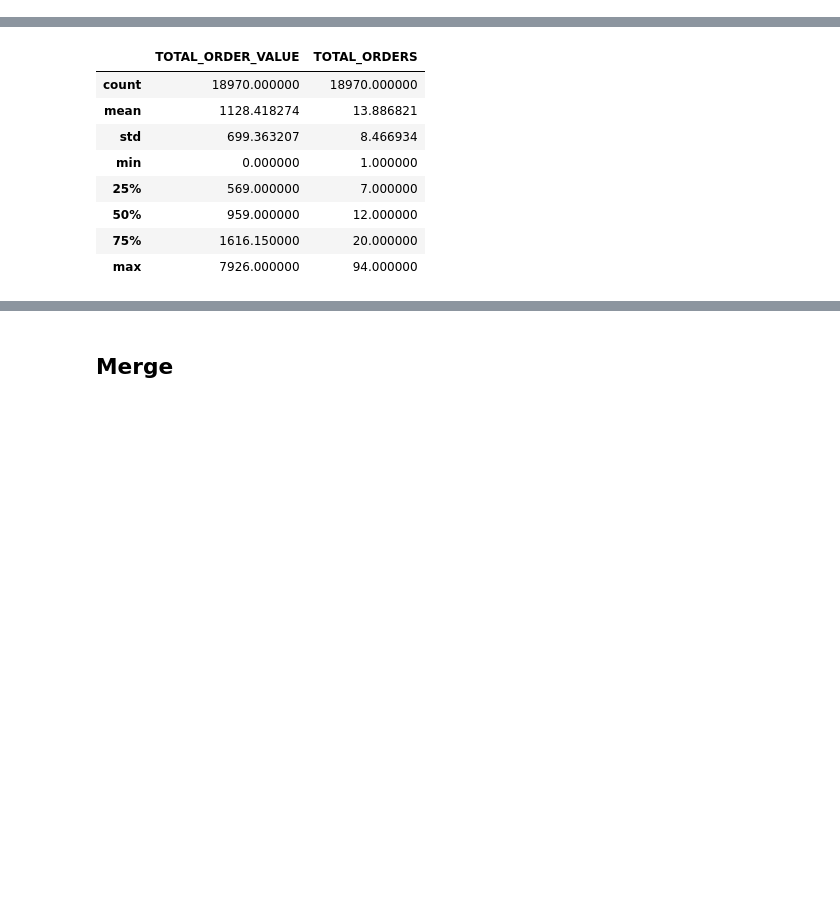
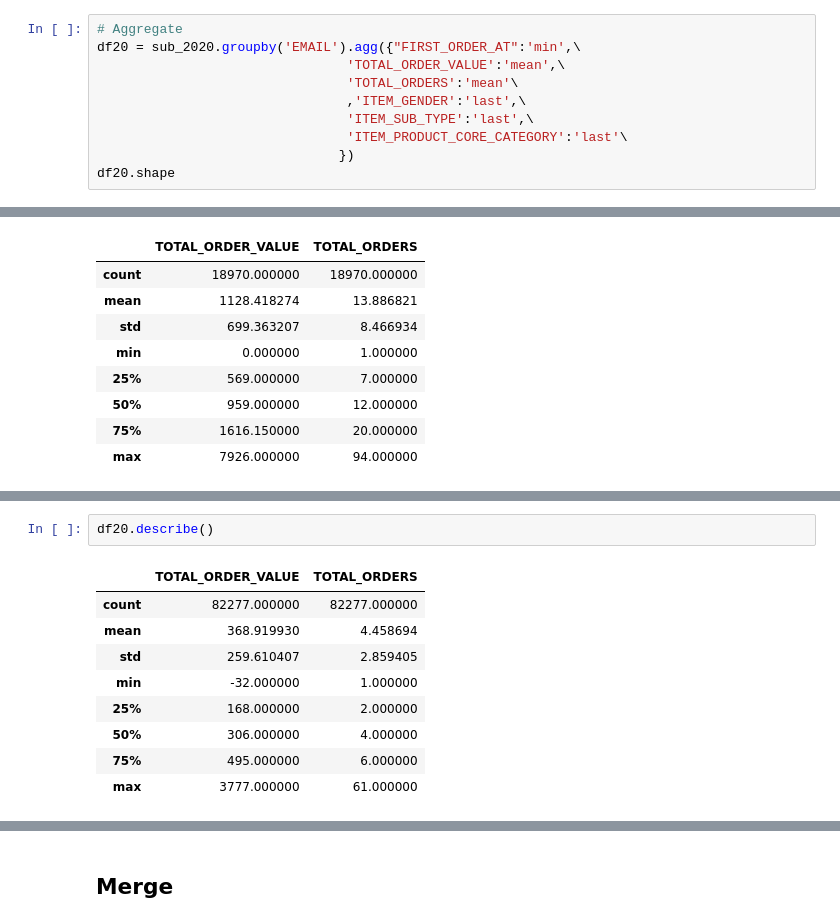
Before and after one commit to meaganlazer/Parking_Tickets_Timeseries, a Jupyter notebook: OrderData.ipynb, the cells around one changed output, grey strips where cells are left out. Drawn from its saved outputs; the diff is of its cells as text; blank space fills up the shorter version.

```diff
--- a/OrderData.ipynb
+++ b/OrderData.ipynb
@@ -256,0 +258,10 @@ df18.shape
+# %%
+# Aggregate
+df20 = sub_2020.groupby('EMAIL').agg({"FIRST_ORDER_AT":'min',\
+                                'TOTAL_ORDER_VALUE':'mean',\
+                                'TOTAL_ORDERS':'mean'\
+                                ,'ITEM_GENDER':'last',\
+                                'ITEM_SUB_TYPE':'last',\
+                                'ITEM_PRODUCT_CORE_CATEGORY':'last'\
+                               })
+df20.shape
@@ -268,0 +306,12 @@ df18.describe()
+# %%
+df20.describe()
+# %% [output]
+|  | TOTAL_ORDER_VALUE | TOTAL_ORDERS |
+| count | 82277.000000 | 82277.000000 |
+| mean | 368.919930 | 4.458694 |
+| std | 259.610407 | 2.859405 |
+| min | -32.000000 | 1.000000 |
+| 25% | 168.000000 | 2.000000 |
+| 50% | 306.000000 | 4.000000 |
+| 75% | 495.000000 | 6.000000 |
+| max | 3777.000000 | 61.000000 |
```
Also changed, not shown: parts of 25 cells of this notebook.
